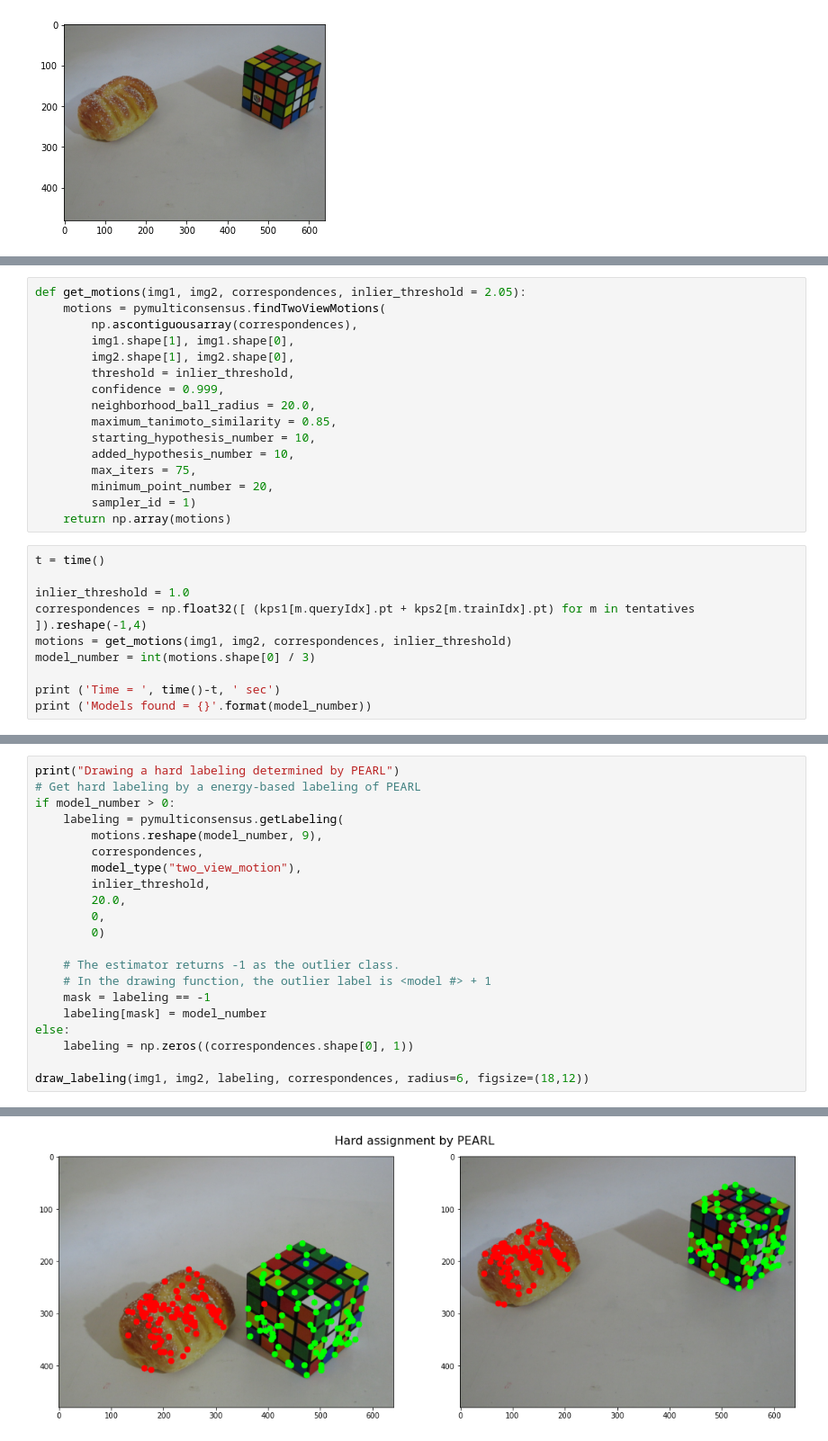
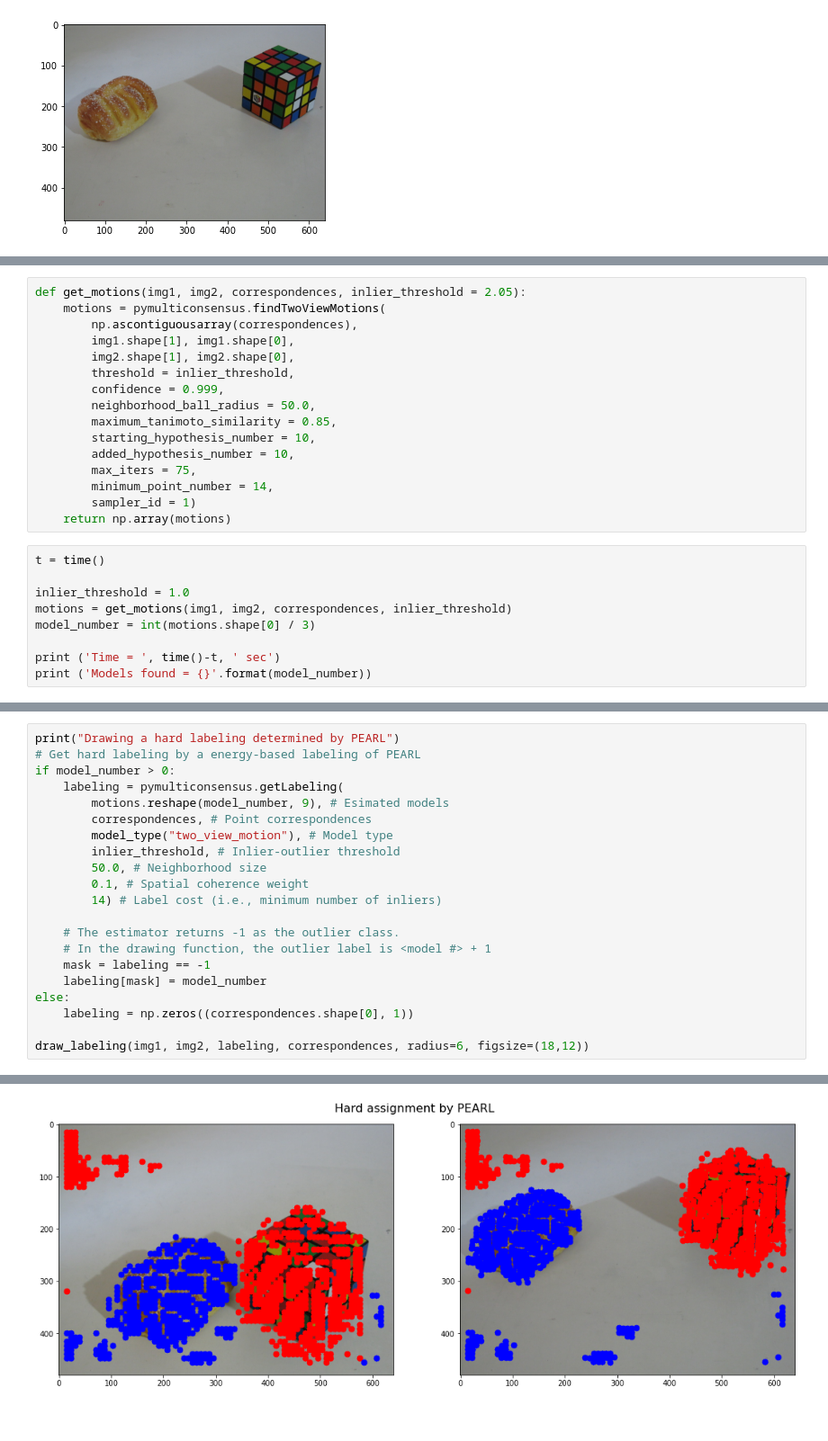
Before and after one commit to danini/clustering-in-consensus-space, a Jupyter notebook: examples/example_multi_two_view_motion.ipynb, the cells around one changed output, grey strips where cells are left out. Shown at 90% size. Saved outputs shown, nothing was run; the diff lists cells and outputs as text.

Commit message:
Updating two-view motion example to LoFTR features

```diff
--- a/examples/example_multi_two_view_motion.ipynb
+++ b/examples/example_multi_two_view_motion.ipynb
@@ -68,19 +91,18 @@ def get_motions(img1, img2, correspondences, inlier_threshold = 2.05):
         img2.shape[1], img2.shape[0],
         threshold = inlier_threshold,
         confidence = 0.999,
-        neighborhood_ball_radius = 20.0,
+        neighborhood_ball_radius = 50.0,
         maximum_tanimoto_similarity = 0.85,
         starting_hypothesis_number = 10,
         added_hypothesis_number = 10,
         max_iters = 75,
-        minimum_point_number = 20,
+        minimum_point_number = 14,
         sampler_id = 1)
     return np.array(motions)
 # %%
 t = time()
 
 inlier_threshold = 1.0
-correspondences = np.float32([ (kps1[m.queryIdx].pt + kps2[m.trainIdx].pt) for m in tentatives ]).reshape(-1,4)
 motions = get_motions(img1, img2, correspondences, inlier_threshold)
 model_number = int(motions.shape[0] / 3)
 
@@ -103,24 +125,24 @@ Drawing a soft labeling
 # %%
 print("Drawing a hard labeling determined by PEARL")
 # Get hard labeling by a energy-based labeling of PEARL
 if model_number > 0:
     labeling = pymulticonsensus.getLabeling(
-        motions.reshape(model_number, 9),
-        correspondences,
-        model_type("two_view_motion"),
-        inlier_threshold,
-        20.0,
-        0,
-        0)
+        motions.reshape(model_number, 9), # Esimated models
+        correspondences, # Point correspondences
+        model_type("two_view_motion"), # Model type
+        inlier_threshold, # Inlier-outlier threshold
+        50.0, # Neighborhood size
+        0.1, # Spatial coherence weight
+        14) # Label cost (i.e., minimum number of inliers)
 
     # The estimator returns -1 as the outlier class.
     # In the drawing function, the outlier label is <model #> + 1
     mask = labeling == -1
     labeling[mask] = model_number
 else:
     labeling = np.zeros((correspondences.shape[0], 1))
 
 draw_labeling(img1, img2, labeling, correspondences, radius=6, figsize=(18,12))
 # %% [output]
 Drawing a hard labeling determined by PEARL
-[figure, old version]
+[figure, new version]
```
Also changed, not shown: parts of 6 cells of this notebook.
